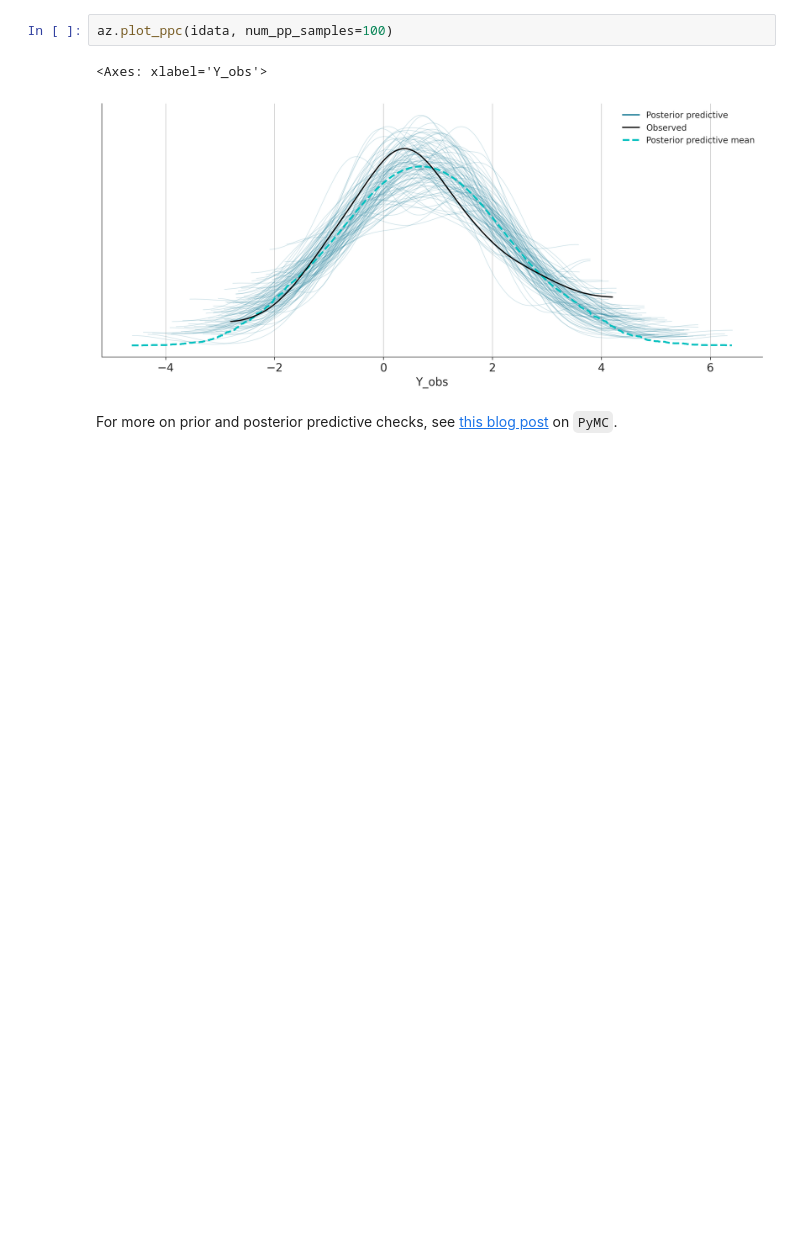
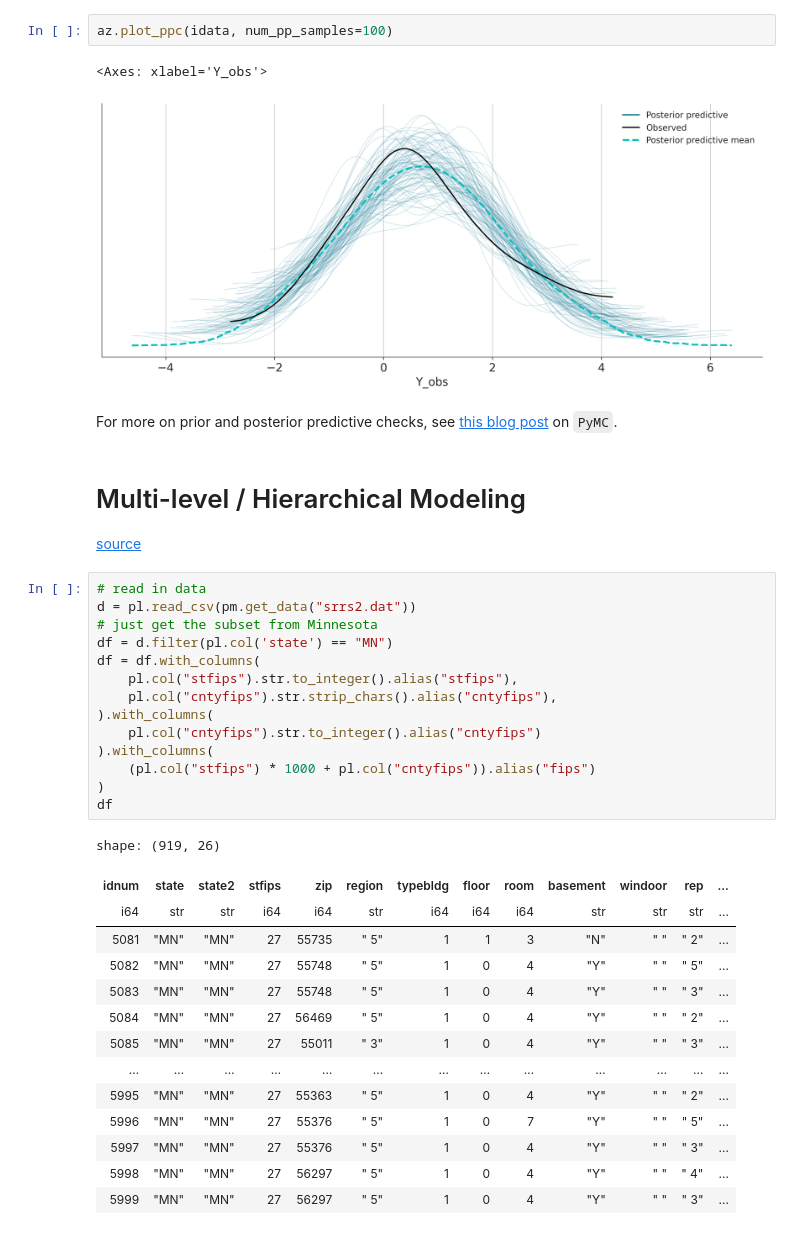
Before and after one commit to mika-long/vis-decode-analysis, a Jupyter notebook: PyMC/learn_pymc.ipynb, the cells around one changed output. Cells and saved outputs as stored; diff of their text form; blank space fills up the shorter version.

Commit message:
started to work through the hierarhical modeling example

```diff
--- a/PyMC/learn_pymc.ipynb
+++ b/PyMC/learn_pymc.ipynb
@@ -160,3 +162,36 @@ az.plot_ppc(idata, num_pp_samples=100)
 [figure]
 # %% [markdown]
 For more on prior and posterior predictive checks, see [this blog post](https://www.pymc.io/projects/docs/en/stable/learn/core_notebooks/posterior_predictive.html) on `PyMC`.
+# %% [markdown]
+# Multi-level / Hierarchical Modeling
+
+[source](https://www.pymc.io/projects/examples/en/latest/generalized_linear_models/multilevel_modeling.html)
+# %%
+# read in data
+d = pl.read_csv(pm.get_data("srrs2.dat"))
+# just get the subset from Minnesota
+df = d.filter(pl.col('state') == "MN")
+df = df.with_columns(
+    pl.col("stfips").str.to_integer().alias("stfips"),
+    pl.col("cntyfips").str.strip_chars().alias("cntyfips"),
+).with_columns(
+    pl.col("cntyfips").str.to_integer().alias("cntyfips")
+).with_columns(
+    (pl.col("stfips") * 1000 + pl.col("cntyfips")).alias("fips")
+)
+df
+# %% [output]
+shape: (919, 26)
+| idnum | state | state2 | stfips | zip | region | typebldg | floor | room | basement | windoor | rep | ... |
+| i64 | str | str | i64 | i64 | str | i64 | i64 | i64 | str | str | str | ... |
+| 5081 | "MN" | "MN" | 27 | 55735 | " 5" | 1 | 1 | 3 | "N" | " " | " 2" | ... |
+| 5082 | "MN" | "MN" | 27 | 55748 | " 5" | 1 | 0 | 4 | "Y" | " " | " 5" | ... |
+| 5083 | "MN" | "MN" | 27 | 55748 | " 5" | 1 | 0 | 4 | "Y" | " " | " 3" | ... |
+| 5084 | "MN" | "MN" | 27 | 56469 | " 5" | 1 | 0 | 4 | "Y" | " " | " 2" | ... |
+| 5085 | "MN" | "MN" | 27 | 55011 | " 3" | 1 | 0 | 4 | "Y" | " " | " 3" | ... |
+| … | … | … | … | … | … | … | … | … | … | … | … | ... |
+| 5995 | "MN" | "MN" | 27 | 55363 | " 5" | 1 | 0 | 4 | "Y" | " " | " 2" | ... |
+| 5996 | "MN" | "MN" | 27 | 55376 | " 5" | 1 | 0 | 7 | "Y" | " " | " 5" | ... |
+| 5997 | "MN" | "MN" | 27 | 55376 | " 5" | 1 | 0 | 4 | "Y" | " " | " 3" | ... |
+| 5998 | "MN" | "MN" | 27 | 56297 | " 5" | 1 | 0 | 4 | "Y" | " " | " 4" | ... |
+| 5999 | "MN" | "MN" | 27 | 56297 | " 5" | 1 | 0 | 4 | "Y" | " " | " 3" | ... |
```
Also changed, not shown: parts of 6 cells of this notebook, 3 other files.
